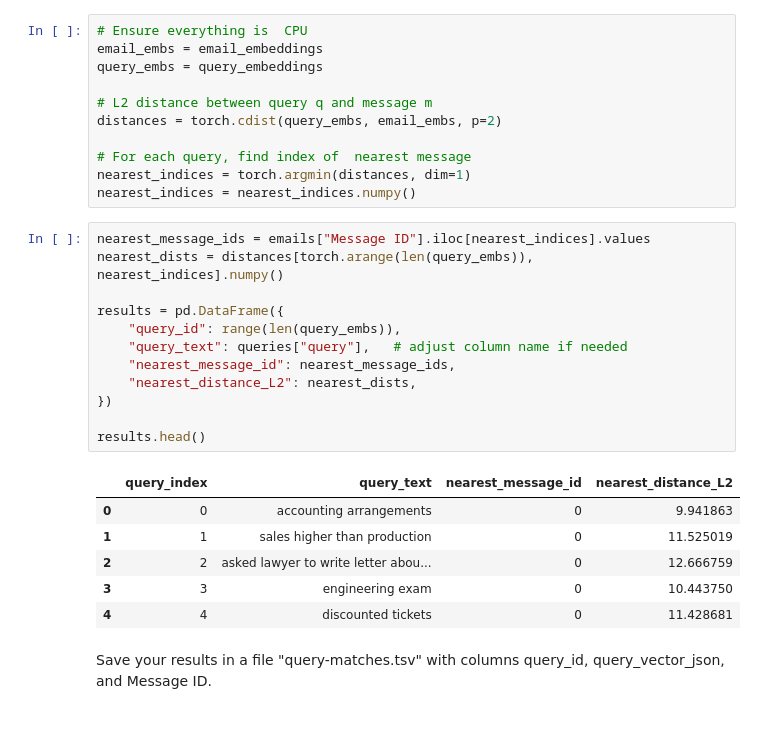
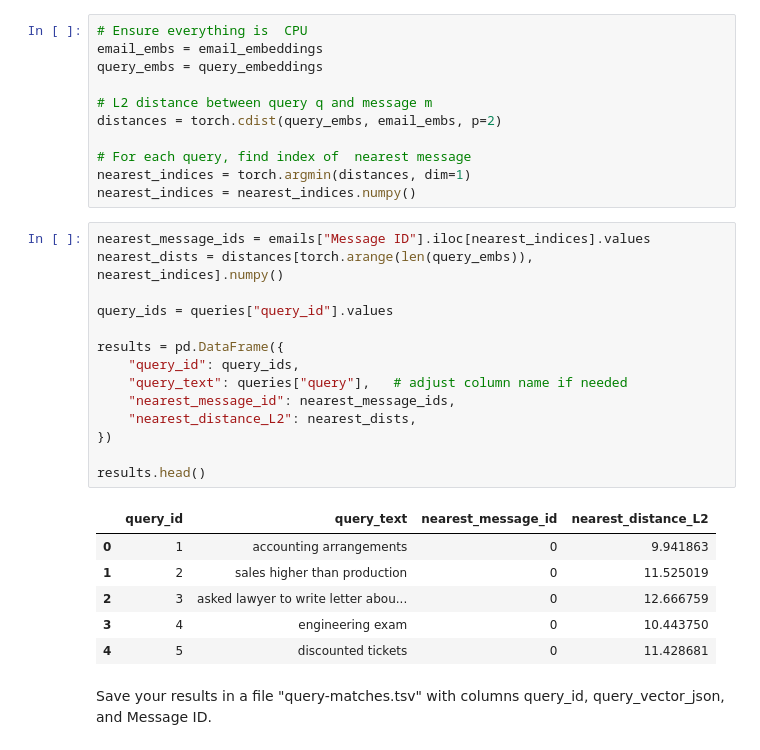
Before and after one commit to ethibaul/dx704-project-12, a Jupyter notebook: project.ipynb, the cells around one changed output. Cells and saved outputs as stored; diff of their text form.

Commit message:
Fixing query numbering

```diff
--- a/project.ipynb
+++ b/project.ipynb
@@ -401,22 +401,24 @@ nearest_indices = nearest_indices.numpy()
 # %%
 nearest_message_ids = emails["Message ID"].iloc[nearest_indices].values
 nearest_dists = distances[torch.arange(len(query_embs)), nearest_indices].numpy()
 
+query_ids = queries["query_id"].values
+
 results = pd.DataFrame({
-    "query_id": range(len(query_embs)),
+    "query_id": query_ids,
     "query_text": queries["query"],   # adjust column name if needed
     "nearest_message_id": nearest_message_ids,
     "nearest_distance_L2": nearest_dists,
 })
 
 results.head()
 # %% [output]
-|  | query_index | query_text | nearest_message_id | nearest_distance_L2 |
-| 0 | 0 | accounting arrangements | 0 | 9.941863 |
-| 1 | 1 | sales higher than production | 0 | 11.525019 |
-| 2 | 2 | asked lawyer to write letter abou... | 0 | 12.666759 |
-| 3 | 3 | engineering exam | 0 | 10.443750 |
-| 4 | 4 | discounted tickets | 0 | 11.428681 |
+|  | query_id | query_text | nearest_message_id | nearest_distance_L2 |
+| 0 | 1 | accounting arrangements | 0 | 9.941863 |
+| 1 | 2 | sales higher than production | 0 | 11.525019 |
+| 2 | 3 | asked lawyer to write letter abou... | 0 | 12.666759 |
+| 3 | 4 | engineering exam | 0 | 10.443750 |
+| 4 | 5 | discounted tickets | 0 | 11.428681 |
 # %% [markdown]
 Save your results in a file "query-matches.tsv" with columns query_id, query_vector_json, and Message ID.
 # %%
```
Also changed, not shown: parts of 1 cell of this notebook, 1 other file.
